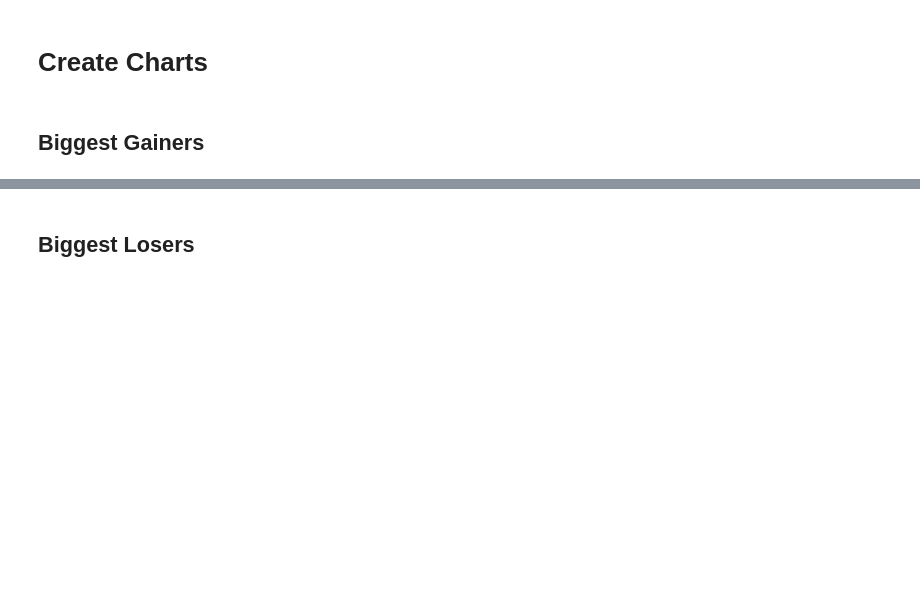
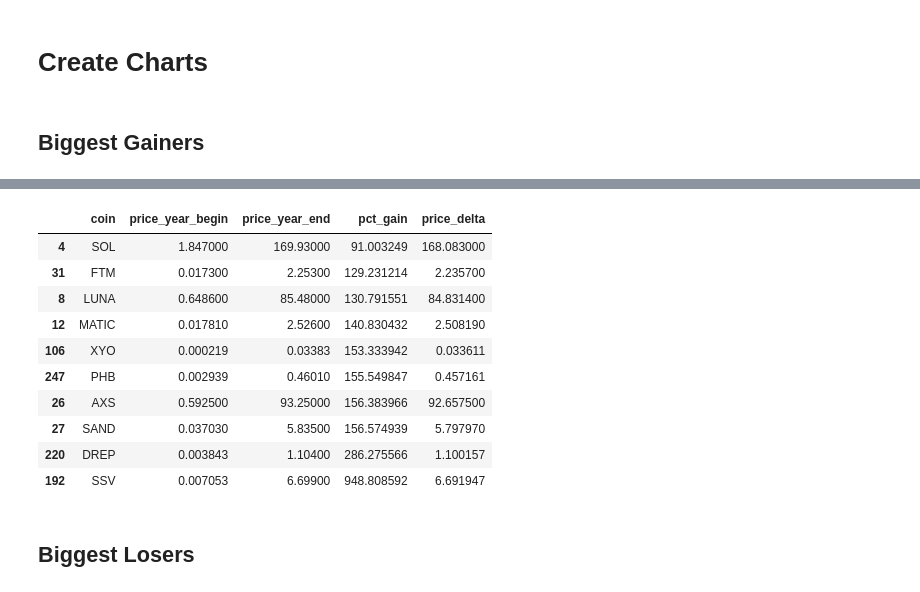
Before and after one commit to scochran3/public_notebooks, a Jupyter notebook: Coinbud/BlogPosts/Crypto's Biggest Gainers and Losers in 2021.ipynb, the cells around one changed output, grey strips where cells are left out. Saved outputs shown, nothing was run; the diff lists cells and outputs as text; code cells hidden in the pictures; blank space fills up the shorter version.

Commit message:
Updated biggest gainers in 2021 to include absolute value

```diff
--- a/Coinbud/BlogPosts/Crypto's Biggest Gainers and Losers in 2021.ipynb
+++ b/Coinbud/BlogPosts/Crypto's Biggest Gainers and Losers in 2021.ipynb
@@ -192,6 +195,20 @@ show(p)
 # %% [output]
 [interactive output not drawn]
 [interactive output not drawn]
+# %%
+biggest_gainers
+# %% [output]
+|  | coin | price_year_begin | price_year_end | pct_gain | price_delta |
+| 4 | SOL | 1.847000 | 169.93000 | 91.003249 | 168.083000 |
+| 31 | FTM | 0.017300 | 2.25300 | 129.231214 | 2.235700 |
+| 8 | LUNA | 0.648600 | 85.48000 | 130.791551 | 84.831400 |
+| 12 | MATIC | 0.017810 | 2.52600 | 140.830432 | 2.508190 |
+| 106 | XYO | 0.000219 | 0.03383 | 153.333942 | 0.033611 |
+| 247 | PHB | 0.002939 | 0.46010 | 155.549847 | 0.457161 |
+| 26 | AXS | 0.592500 | 93.25000 | 156.383966 | 92.657500 |
+| 27 | SAND | 0.037030 | 5.83500 | 156.574939 | 5.797970 |
+| 220 | DREP | 0.003843 | 1.10400 | 286.275566 | 1.100157 |
+| 192 | SSV | 0.007053 | 6.69900 | 948.808592 | 6.691947 |
 # %% [markdown]
 ## Biggest Losers
 # %%
```
Also changed, not shown: parts of 7 cells of this notebook.
